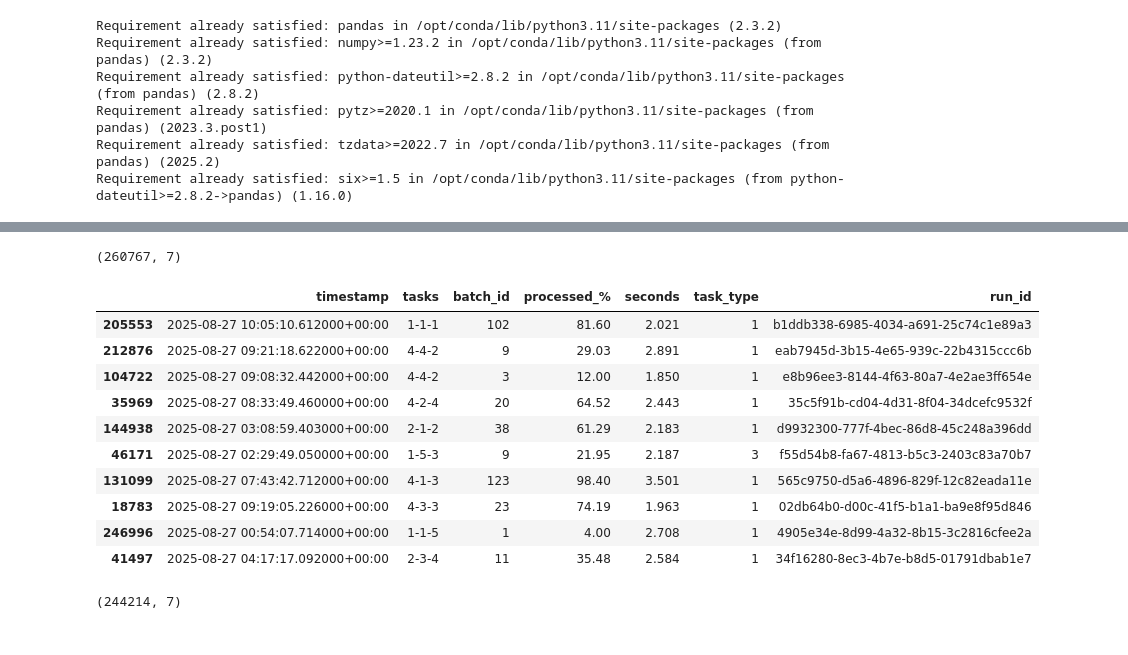
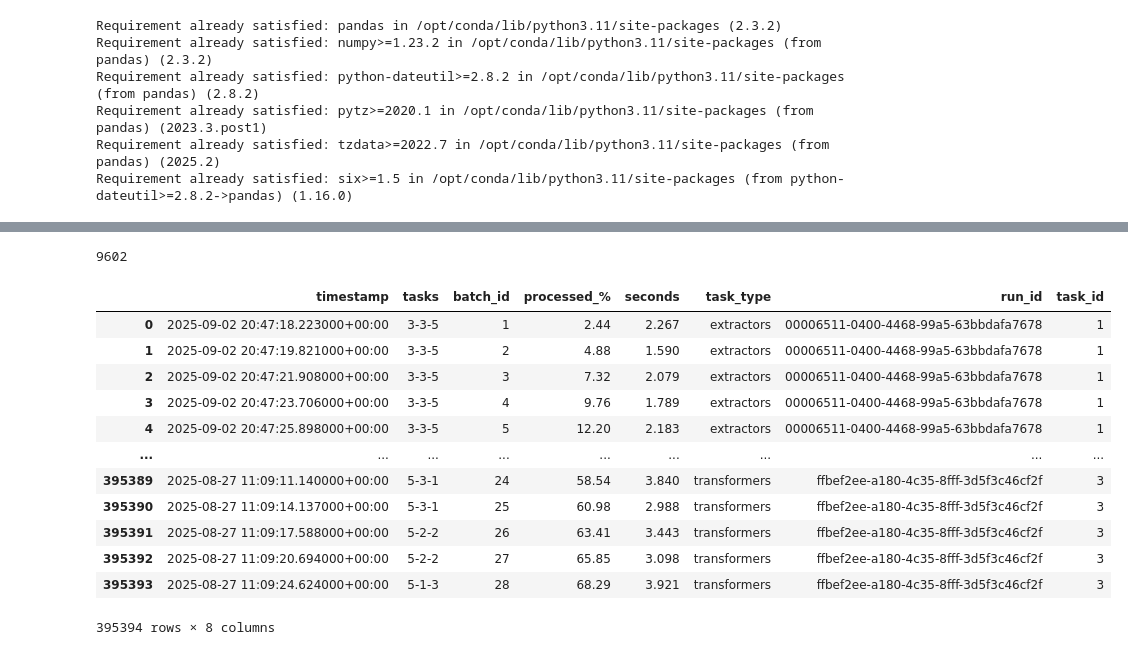
Before and after one commit to offcomputer/usp-airflow-project, a Jupyter notebook: src/notebooks/logs.ipynb, the cells around one changed output, grey strips where cells are left out. Cells and saved outputs as stored; diff of their text form; code cells hidden in the pictures.

```diff
--- a/src/notebooks/logs.ipynb
+++ b/src/notebooks/logs.ipynb
@@ -15,8 +16,9 @@ from io import StringIO
 from datetime import datetime
 # %%
 DIR = '**'
-logs_paths = gb.glob(DIR, recursive=True)
-logs_paths = [p for p in logs_paths if ".log" in p]
+paths = gb.glob(DIR, recursive=True)
+logs_paths = [p for p in paths if ".log" in p]
 logs_paths = [p for p in logs_paths if "dag_id=app_template" in p]
+print(len(logs_paths))
 logs_paths[:10]
 # %% [output]
@@ -33,57 +36,76 @@ logs_paths[:10]
+# %%
+def parse_path(path):
+    parts = path.split('/')
+    dag_id   = parts[1].split('=')[1]
+    run_id   = parts[2].split('=')[1]
+    task_id  = parts[3].split('=')[1]
+    attempt  = int(os.path.basename(parts[4]).split('=')[1].split('.')[0])
+    return dag_id, run_id, task_id, attempt
+
+df_paths = pd.DataFrame([(*parse_path(p), p) for p in logs_paths],
+                        columns=['dag_id','run_id','task_id','attempt','path'])
+
+df_latest = df_paths.sort_values('attempt').groupby(
+    ['dag_id','run_id','task_id'], as_index=False
+).last()
+
+latest_paths = df_latest['path'].tolist()
+len(latest_paths)
+# %% [output]
+9602
 # %%
 df_logs = pd.DataFrame()
-for path in logs_paths:
+errors = set()
+for path in latest_paths:
+
+    task_type = path.split('/')[3].split('=')[1].split('.')[0]
+    run_id = path.split('/')[2].split('=')[1].split('__')[1]
+    task_id = path.split('/')[3][-1]
 
     with open(path, 'r') as f:
         lines = f.readlines()
-        lines = [l for l in lines if '{helpers.py:111}' in l]
+        for l in lines:
+            if 'failed' in l:
+                errors.add(run_id)
+        lines = [l for l in lines if '{helpers.py:' in l]
         lines = ''.join(lines)
     try:
         df = pd.read_csv(StringIO(lines), sep=' ', header=None)
     except:
         continue
-
-    df = df[df[1]=='{helpers.py:111}']
+    df = df[df[4].astype(str).str.contains(r"\b[1-5]-[1-5]-[1-5]\b", regex=True, na=False)]
     col_names = {
         0: 'timestamp',
         4: 'tasks',
         5: 'batch_id',
         6: 'processed_%',
         7: 'seconds'
     }
     df = df[col_names.keys()]
     df.rename(columns=col_names, inplace=True)
-    task_type = path.split('/')[4].split('=')[1].split('.')[0]
     df['task_type'] = task_type
-    run_id = path.split('/')[2].split('=')[1].split('__')[1]
     df['run_id'] = run_id
+    df['task_id'] = task_id
     df_logs = pd.concat([df_logs, df], ignore_index=True)
 df_logs.reset_index(drop=True, inplace=True)
 
 df_logs['seconds'] = pd.to_numeric(df_logs['seconds'], errors='coerce')
 df_logs['processed_%'] = pd.to_numeric(df_logs['processed_%'], errors='coerce')
 df_logs['timestamp'] = \
     pd.to_datetime(df_logs['timestamp'].str.strip('[]'), errors='coerce')
 
-display(df_logs.shape)
-df_logs.sample(10)
+df_logs
 # %% [output]
+|  | timestamp | tasks | batch_id | processed_% | seconds | task_type | run_id | task_id |
+| 0 | 2025-09-02 20:47:18.223000+00:00 | 3-3-5 | 1 | 2.44 | 2.267 | extractors | 00006511-0400-4468-99a5-63bbdafa7678 | 1 |
+| 1 | 2025-09-02 20:47:19.821000+00:00 | 3-3-5 | 2 | 4.88 | 1.590 | extractors | 00006511-0400-4468-99a5-63bbdafa7678 | 1 |
+| 2 | 2025-09-02 20:47:21.908000+00:00 | 3-3-5 | 3 | 7.32 | 2.079 | extractors | 00006511-0400-4468-99a5-63bbdafa7678 | 1 |
+| 3 | 2025-09-02 20:47:23.706000+00:00 | 3-3-5 | 4 | 9.76 | 1.789 | extractors | 00006511-0400-4468-99a5-63bbdafa7678 | 1 |
+| 4 | 2025-09-02 20:47:25.898000+00:00 | 3-3-5 | 5 | 12.20 | 2.183 | extractors | 00006511-0400-4468-99a5-63bbdafa7678 | 1 |
+| ... | ... | ... | ... | ... | ... | ... | ... | ... |
+| 395389 | 2025-08-27 11:09:11.140000+00:00 | 5-3-1 | 24 | 58.54 | 3.840 | transformers | ffbef2ee-a180-4c35-8fff-3d5f3c46cf2f | 3 |
+| 395390 | 2025-08-27 11:09:14.137000+00:00 | 5-3-1 | 25 | 60.98 | 2.988 | transformers | ffbef2ee-a180-4c35-8fff-3d5f3c46cf2f | 3 |
+| 395391 | 2025-08-27 11:09:17.588000+00:00 | 5-2-2 | 26 | 63.41 | 3.443 | transformers | ffbef2ee-a180-4c35-8fff-3d5f3c46cf2f | 3 |
+| 395392 | 2025-08-27 11:09:20.694000+00:00 | 5-2-2 | 27 | 65.85 | 3.098 | transformers | ffbef2ee-a180-4c35-8fff-3d5f3c46cf2f | 3 |
+| 395393 | 2025-08-27 11:09:24.624000+00:00 | 5-1-3 | 28 | 68.29 | 3.921 | transformers | ffbef2ee-a180-4c35-8fff-3d5f3c46cf2f | 3 |
-(260767, 7)
+395394 rows × 8 columns
-|  | timestamp | tasks | batch_id | processed_% | seconds | task_type | run_id |
-| 205553 | 2025-08-27 10:05:10.612000+00:00 | 1-1-1 | 102 | 81.60 | 2.021 | 1 | b1ddb338-6985-4034-a691-25c74c1e89a3 |
-| 212876 | 2025-08-27 09:21:18.622000+00:00 | 4-4-2 | 9 | 29.03 | 2.891 | 1 | eab7945d-3b15-4e65-939c-22b4315ccc6b |
-| 104722 | 2025-08-27 09:08:32.442000+00:00 | 4-4-2 | 3 | 12.00 | 1.850 | 1 | e8b96ee3-8144-4f63-80a7-4e2ae3ff654e |
-| 35969 | 2025-08-27 08:33:49.460000+00:00 | 4-2-4 | 20 | 64.52 | 2.443 | 1 | 35c5f91b-cd04-4d31-8f04-34dcefc9532f |
-| 144938 | 2025-08-27 03:08:59.403000+00:00 | 2-1-2 | 38 | 61.29 | 2.183 | 1 | d9932300-777f-4bec-86d8-45c248a396dd |
-| 46171 | 2025-08-27 02:29:49.050000+00:00 | 1-5-3 | 9 | 21.95 | 2.187 | 3 | f55d54b8-fa67-4813-b5c3-2403c83a70b7 |
-| 131099 | 2025-08-27 07:43:42.712000+00:00 | 4-1-3 | 123 | 98.40 | 3.501 | 1 | 565c9750-d5a6-4896-829f-12c82eada11e |
-| 18783 | 2025-08-27 09:19:05.226000+00:00 | 4-3-3 | 23 | 74.19 | 1.963 | 1 | 02db64b0-d00c-41f5-b1a1-ba9e8f95d846 |
-| 246996 | 2025-08-27 00:54:07.714000+00:00 | 1-1-5 | 1 | 4.00 | 2.708 | 1 | 4905e34e-8d99-4a32-8b15-3c2816cfee2a |
-| 41497 | 2025-08-27 04:17:17.092000+00:00 | 2-3-4 | 11 | 35.48 | 2.584 | 1 | 34f16280-8ec3-4b7e-b8d5-01791dbab1e7 |
-# %%
-task_counts = df_logs["tasks"].value_counts().reset_index()
-task_counts.columns = ["tasks", "count"]
-df_logs_filtered = df_logs.groupby("tasks").head(3125)
-df_logs_filtered.shape
-# %% [output]
-(244214, 7)
```
Also changed, not shown: parts of 10 cells of this notebook.
